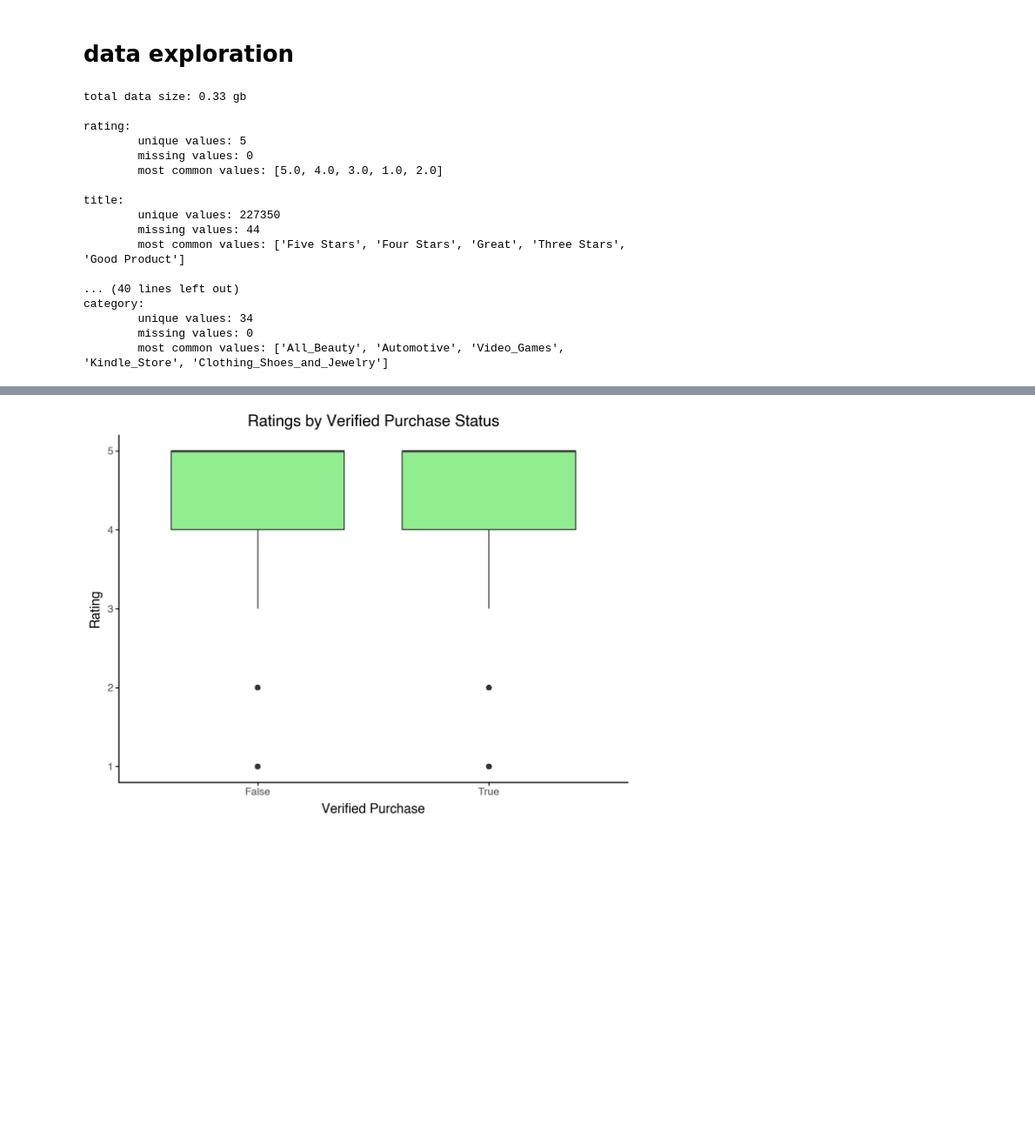
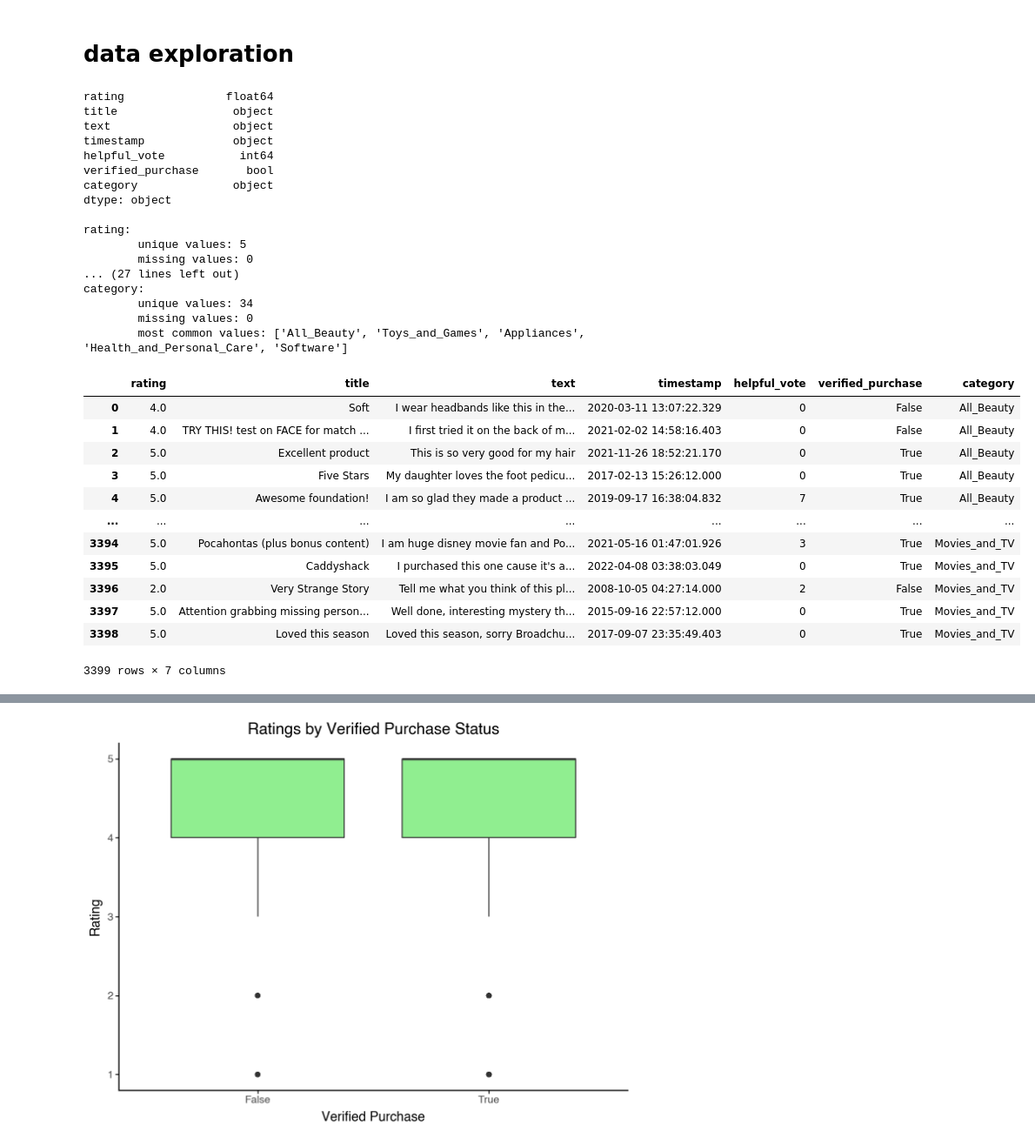
Before and after one commit to sueszli/amazeballs, a Jupyter notebook: src/analysis.ipynb, the cells around one changed output, grey strips where cells are left out. Shown: that part at 87% size. Saved outputs shown, nothing was run; the diff lists cells and outputs as text; code cells hidden in the pictures; blank space fills up the shorter version.

```diff
--- a/src/analysis.ipynb
+++ b/src/analysis.ipynb
@@ -9,31 +4,51 @@
 # data exploration
 # %%
 import pandas as pd
-from dataloader import get_all_data
 
-# df = get_all_data(sample_size=100_000) # 2.92 gb
-df = get_all_data(sample_size=10_000)  # 0.33 gb
+from utils import *
+
+set_env()
+
+filepath = get_current_dir().parent / "data" / "final_n1000.csv"
+df = pd.read_csv(filepath)
+
+print(df.dtypes)
 
 for col in df.columns:
     print(f"\n{col}:")
     print(f"\tunique values: {df[col].nunique()}")
     print(f"\tmissing values: {df[col].isnull().sum()}")
     print(f"\tmost common values: {list(df[col].value_counts().head(5).index)}")
+
+df
 # %% [output]
-total data size: 0.33 gb
+rating               float64
+title                 object
+text                  object
+timestamp             object
+helpful_vote           int64
+verified_purchase       bool
+category              object
+dtype: object
 
 rating:
         unique values: 5
         missing values: 0
-        most common values: [5.0, 4.0, 3.0, 1.0, 2.0]
-
-title:
-        unique values: 227350
-        missing values: 44
-        most common values: ['Five Stars', 'Four Stars', 'Great', 'Three Stars', 'Good Product']
-
-... (40 lines left out)
+... (27 lines left out)
 category:
         unique values: 34
         missing values: 0
-        most common values: ['All_Beauty', 'Automotive', 'Video_Games', 'Kindle_Store', 'Clothing_Shoes_and_Jewelry']
+        most common values: ['All_Beauty', 'Toys_and_Games', 'Appliances', 'Health_and_Personal_Care', 'Software']
+|  | rating | title | text | timestamp | helpful_vote | verified_purchase | category |
+| 0 | 4.0 | Soft | I wear headbands like this in the... | 2020-03-11 13:07:22.329 | 0 | False | All_Beauty |
+| 1 | 4.0 | TRY THIS! test on FACE for match ... | I first tried it on the back of m... | 2021-02-02 14:58:16.403 | 0 | False | All_Beauty |
+| 2 | 5.0 | Excellent product | This is so very good for my hair | 2021-11-26 18:52:21.170 | 0 | True | All_Beauty |
+| 3 | 5.0 | Five Stars | My daughter loves the foot pedicu... | 2017-02-13 15:26:12.000 | 0 | True | All_Beauty |
+| 4 | 5.0 | Awesome foundation! | I am so glad they made a product ... | 2019-09-17 16:38:04.832 | 7 | True | All_Beauty |
+| ... | ... | ... | ... | ... | ... | ... | ... |
+| 3394 | 5.0 | Pocahontas (plus bonus content) | I am huge disney movie fan and Po... | 2021-05-16 01:47:01.926 | 3 | True | Movies_and_TV |
+| 3395 | 5.0 | Caddyshack | I purchased this one cause it's a... | 2022-04-08 03:38:03.049 | 0 | True | Movies_and_TV |
+| 3396 | 2.0 | Very Strange Story | Tell me what you think of this pl... | 2008-10-05 04:27:14.000 | 2 | False | Movies_and_TV |
+| 3397 | 5.0 | Attention grabbing missing person... | Well done, interesting mystery th... | 2015-09-16 22:57:12.000 | 0 | True | Movies_and_TV |
+| 3398 | 5.0 | Loved this season | Loved this season, sorry Broadchu... | 2017-09-07 23:35:49.403 | 0 | True | Movies_and_TV |
+3399 rows × 7 columns
```
Also changed, not shown: parts of 6 cells of this notebook, 1 other file.
